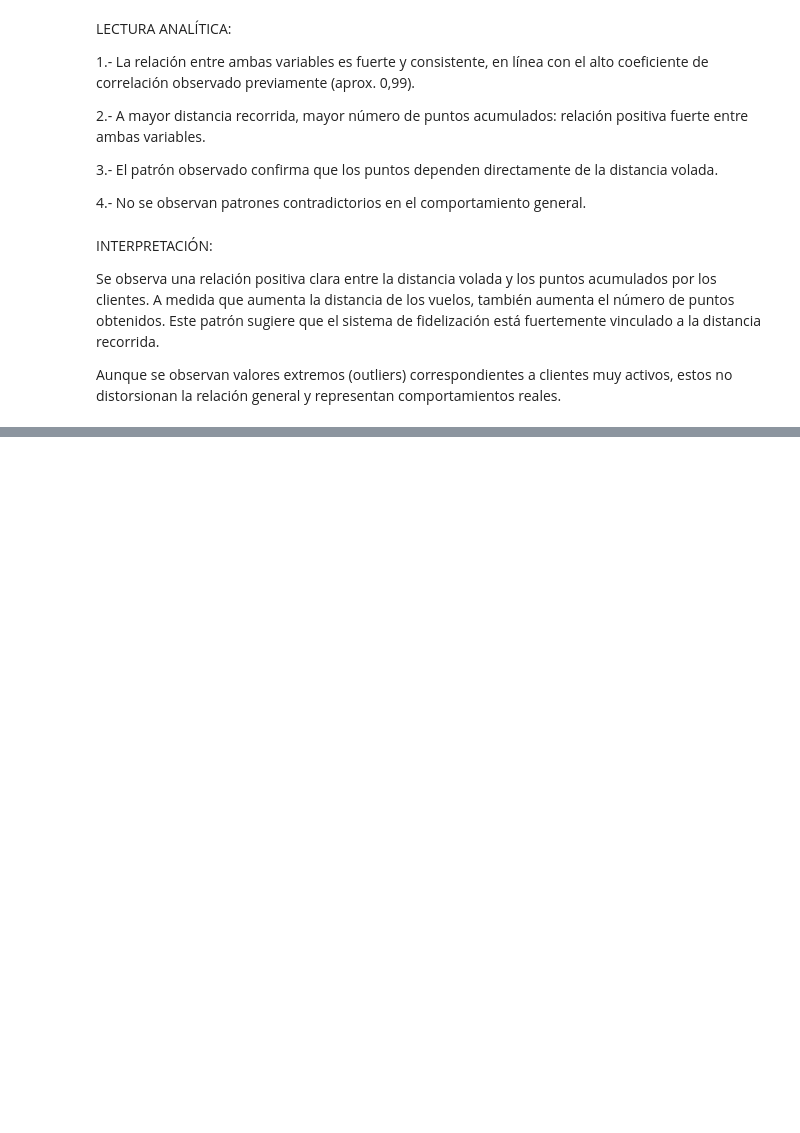
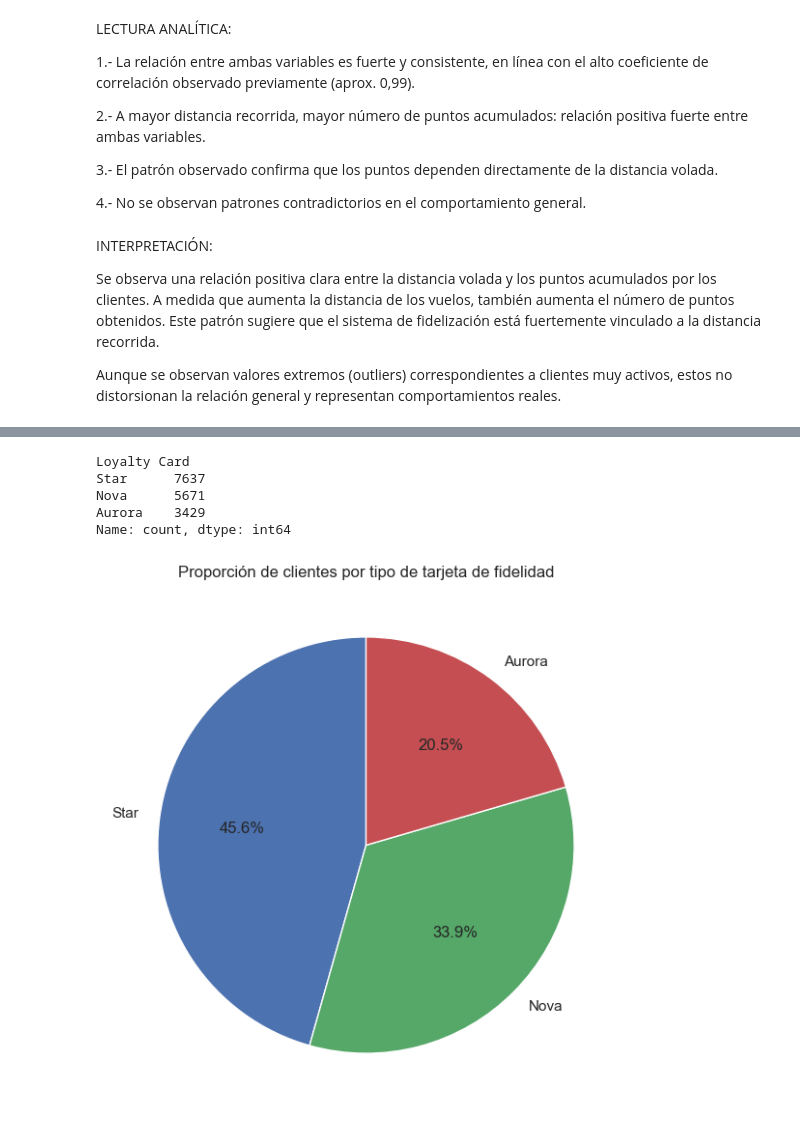
Before and after one commit to Adalab/bda-modulo-3-evaluacion-final-MatiC-hub-1, a Jupyter notebook: notebooks/resolucion_final.ipynb, the cells around one changed output, grey strips where cells are left out. Drawn from its saved outputs; the diff is of its cells as text; code cells hidden in the pictures; blank space fills up the shorter version.

```diff
--- a/notebooks/resolucion_final.ipynb
+++ b/notebooks/resolucion_final.ipynb
@@ -1172,0 +1358,33 @@ Aunque se observan valores extremos (outliers) correspondientes a clientes muy a
+# %%
+# Preparación de los datos (clientes únicos)
+loyalty_counts = (
+    df_merged[["Loyalty Number", "Loyalty Card"]]
+    .drop_duplicates()
+    .value_counts("Loyalty Card")
+)
+
+loyalty_counts
+# %% [output]
+Loyalty Card
+Star      7637
+Nova      5671
+Aurora    3429
+Name: count, dtype: int64
+# %%
+# Visualización (GRÁFICO CIRCULAR (o de sectores) con colores)
+colors = ["#4C72B0", "#55A868", "#C44E52"]
+
+plt.figure(figsize=(7, 7))
+plt.pie(
+    loyalty_counts,
+    labels=loyalty_counts.index,
+    autopct="%1.1f%%",    # mostrar porcentaje visible
+    startangle=90,        # mejor lectura
+    colors=colors
+)
+plt.title("Proporción de clientes por tipo de tarjeta de fidelidad")
+
+plt.savefig("../outputs/proporcion_tarjetas_fidelidad.png", bbox_inches="tight")
+plt.show()
+# %% [output]
+[figure, added]
```
Also changed, not shown: parts of 41 cells of this notebook, 5 other files.
